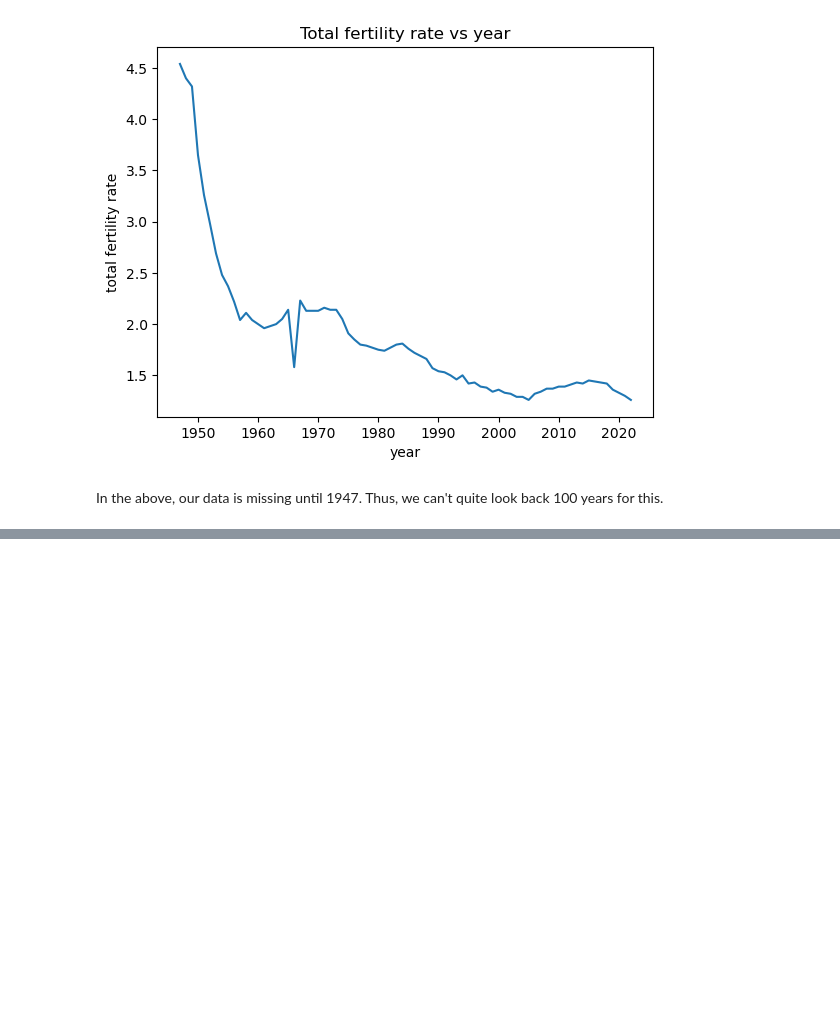
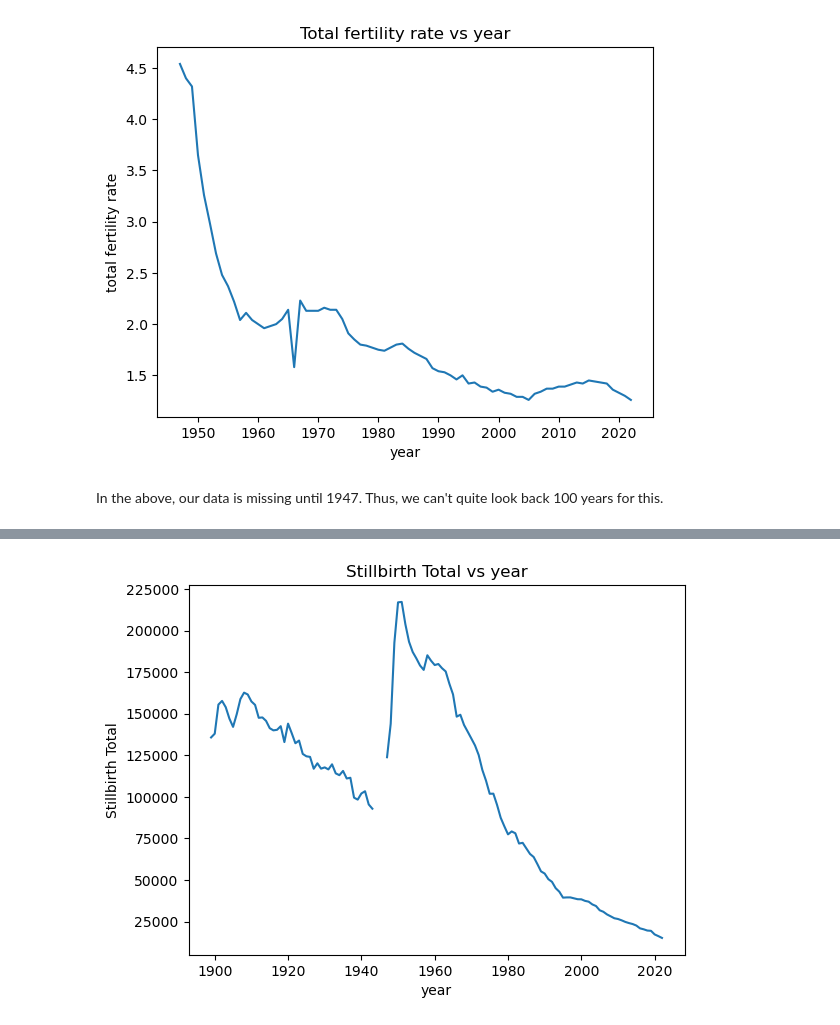
Before and after one commit to schr0841/project-1-group-7, a Jupyter notebook: project1group7.ipynb, the cells around one changed output, grey strips where cells are left out. Saved outputs shown, nothing was run; the diff lists cells and outputs as text; code cells hidden in the pictures; blank space fills up the shorter version.

```diff
--- a/project1group7.ipynb
+++ b/project1group7.ipynb
@@ -46,0 +63,8 @@ In the above, our data is missing until 1947. Thus, we can't quite look back 100
+# %%
+plt.plot(japan_pd['year'], japan_pd['stillbirth_total'])
+plt.xlabel("year")
+plt.ylabel("Stillbirth Total")
+plt.title("Stillbirth Total vs year")
+plt.show()
+# %% [output]
+[figure, added]
```
Also changed, not shown: parts of 9 cells of this notebook.
